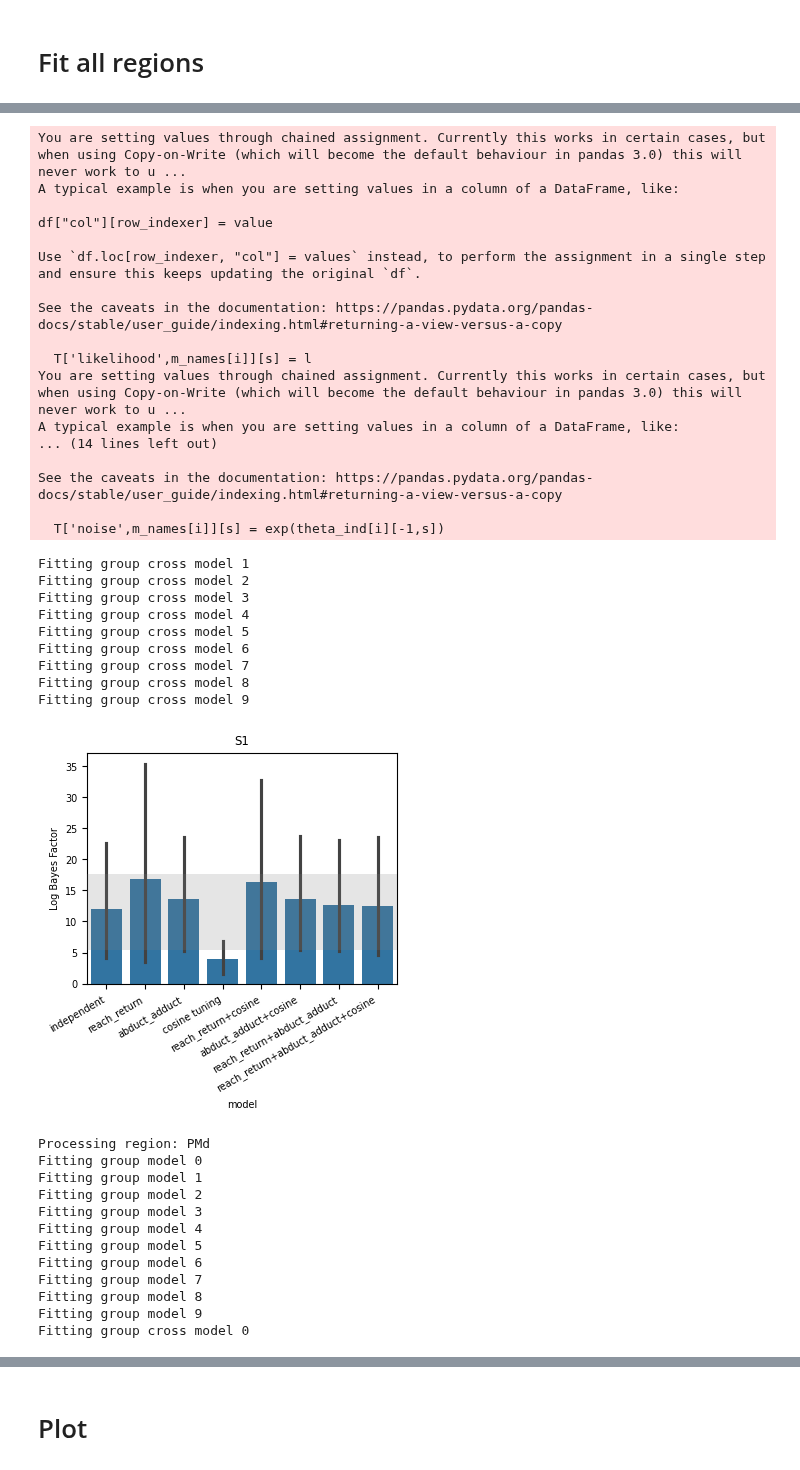
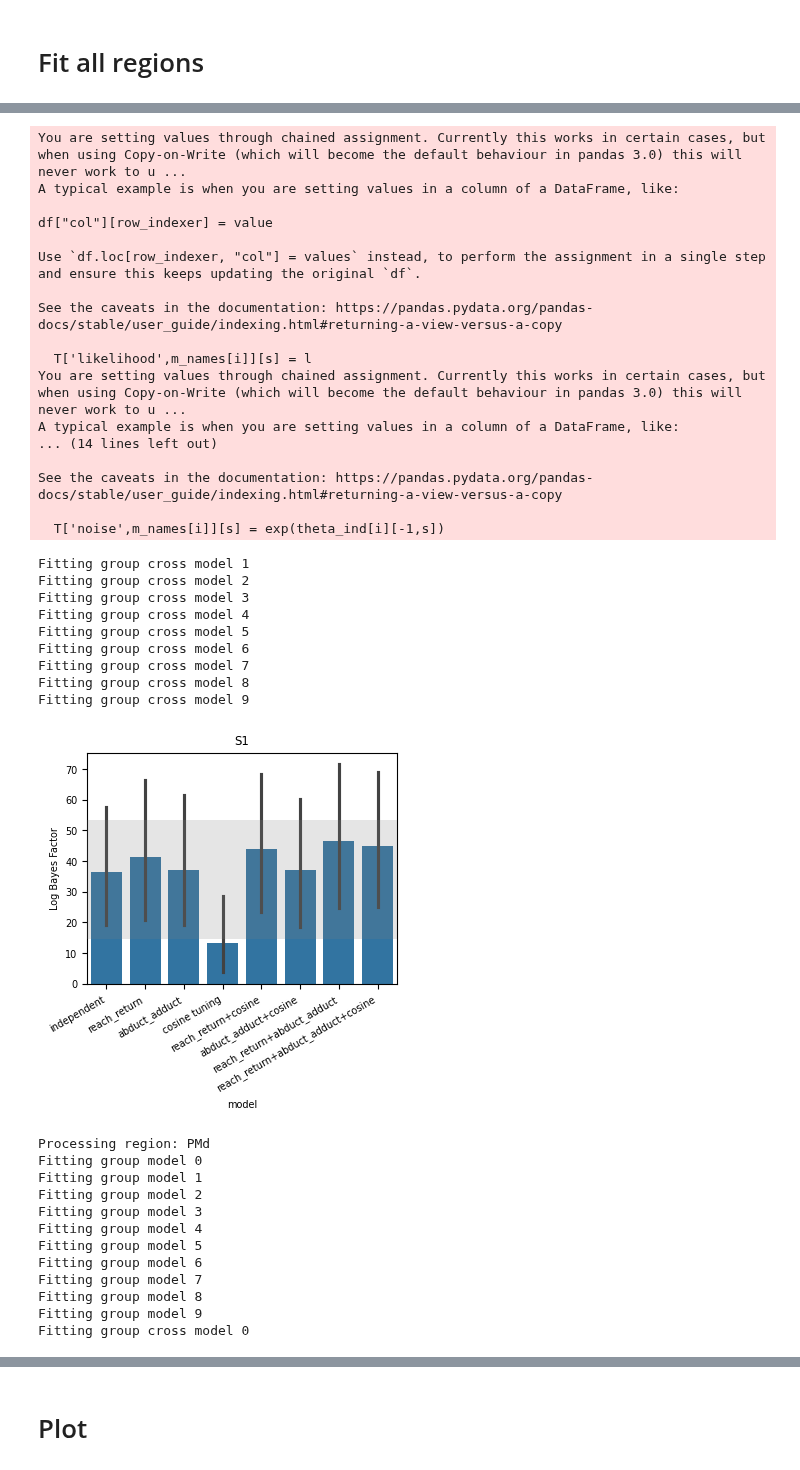
Before and after one commit to alighavam/bimanual_wrist, a Jupyter notebook: notebooks_mri/PCM_direction_encoding.ipynb, the cells around one changed output, grey strips where cells are left out. Cells and saved outputs as stored; diff of their text form; code cells hidden in the pictures.

```diff
--- a/notebooks_mri/PCM_direction_encoding.ipynb
+++ b/notebooks_mri/PCM_direction_encoding.ipynb
@@ -54,7 +54,7 @@ sn_bad = [102, 103]
 region = 'M1'
 
 conditions = ['rhand']
-rois = [f'{region}_R']
+rois = [f'{region}_L']
 data, cond_vec, part_vec = [], [], []
 for roi, condition in zip(rois, conditions):
     file_path = os.path.join(analysisDir, f'pwbeta_{roi}.npz')
@@ -345,13 +345,13 @@ Fitting group cross model 9
 # %%
 regions = ['M1', 'S1', 'PMd', 'PMv', 'SMA', 'SPLa', 'SPLp', 'V1']
 labels = ['flx', 'flxup', 'extup', 'ext', 'extdn', 'flxdn']
-conditions = ['lhand','rhand']
+conditions = ['lhand','rhand','lhand','rhand']
 sn_bad = [102, 103]
 
 for region in regions:
     print(f'Processing region: {region}')
     # ============================ BUILD DATASET ============================
-    rois = [f'{region}_L', f'{region}_R']
+    rois = [f'{region}_R', f'{region}_L', f'{region}_L', f'{region}_R']
     data, cond_vec, part_vec = [], [], []
     for roi, condition in zip(rois, conditions):
         file_path = os.path.join(analysisDir, f'pwbeta_{roi}.npz')
@@ -440,7 +440,6 @@ for region in regions:
     # indepdent model
     cov = np.eye(ncond)
     cov = cov/np.trace(np.eye(ncond))
-    # double center the model:
     M_indep = pcm.model.FixedModel('independent', cov)
     M.append(M_indep)
 
@@ -568,34 +567,34 @@ Fitting group model 6
 Fitting group model 7
 Fitting group model 8
 Fitting group model 9
 Fitting group cross model 0
 You are setting values through chained assignment. Currently this works in certain cases, but when using Copy-on-Write (which will become the default behaviour in pandas 3.0) this will never work to u ...
 A typical example is when you are setting values in a column of a DataFrame, like:
 
 df["col"][row_indexer] = value
 
 Use `df.loc[row_indexer, "col"] = values` instead, to perform the assignment in a single step and ensure this keeps updating the original `df`.
 
 See the caveats in the documentation: https://pandas.pydata.org/pandas-docs/stable/user_guide/indexing.html#returning-a-view-versus-a-copy
 
   T['likelihood',m_names[i]][s] = l
 You are setting values through chained assignment. Currently this works in certain cases, but when using Copy-on-Write (which will become the default behaviour in pandas 3.0) this will never work to u ...
 A typical example is when you are setting values in a column of a DataFrame, like:
 ... (14 lines left out)
 
 See the caveats in the documentation: https://pandas.pydata.org/pandas-docs/stable/user_guide/indexing.html#returning-a-view-versus-a-copy
 
   T['noise',m_names[i]][s] = exp(theta_ind[i][-1,s])
 Fitting group cross model 1
 Fitting group cross model 2
 Fitting group cross model 3
 Fitting group cross model 4
 Fitting group cross model 5
 Fitting group cross model 6
 Fitting group cross model 7
 Fitting group cross model 8
 Fitting group cross model 9
-[figure, old version]
+[figure, new version]
 Processing region: PMd
 Fitting group model 0
 Fitting group model 1
```
Also changed, not shown: parts of 8 cells of this notebook, 2 other files.
